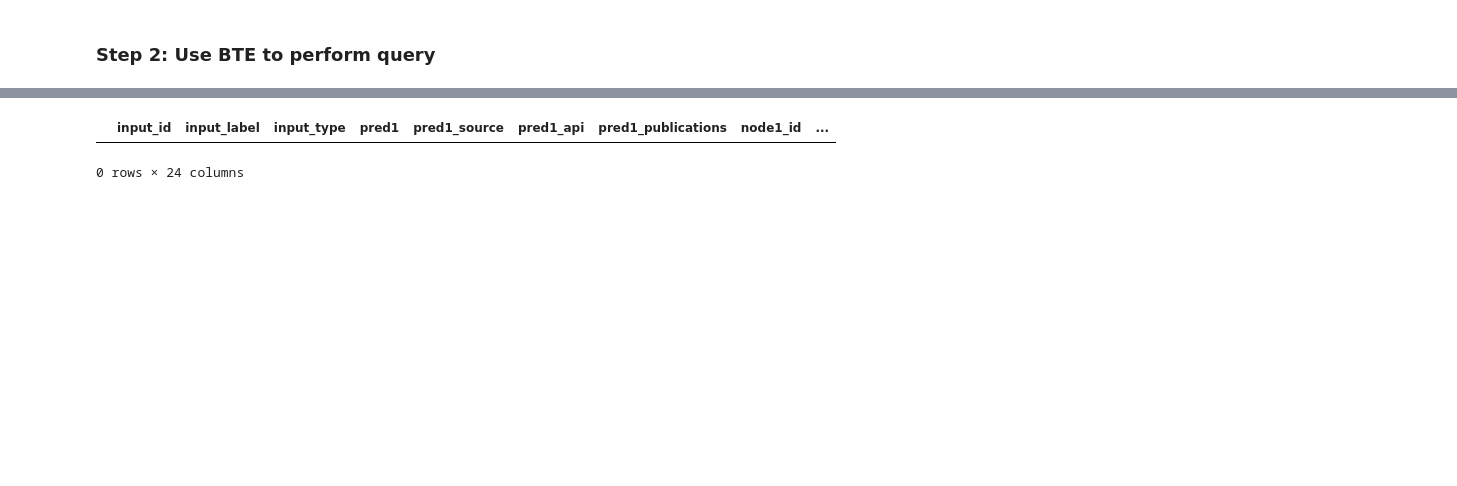
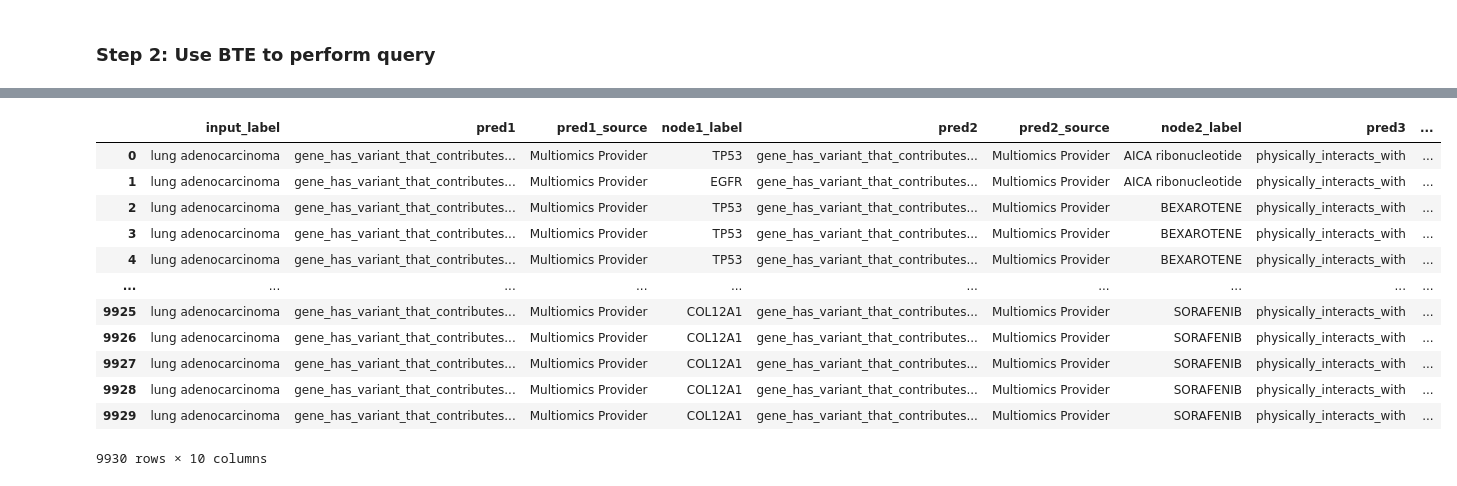
Before and after one commit to biothings/biothings_explorer_archived, a Jupyter notebook: jupyter notebooks/Multiomics + Service.ipynb, the cells around one changed output, grey strips where cells are left out. Drawn from its saved outputs; the diff is of its cells as text; code cells hidden in the pictures; blank space fills up the shorter version.

```diff
--- a/jupyter notebooks/Multiomics + Service.ipynb
+++ b/jupyter notebooks/Multiomics + Service.ipynb
@@ -158,6 +100,17 @@ df
-# %%
-df[(df["node1_id"] == "NCBIGene:4893")]
-# %% [output]
-|  | input_id | input_label | input_type | pred1 | pred1_source | pred1_api | pred1_publications | node1_id | ... |
-0 rows × 24 columns
+# %%
+df[["input_label", "pred1", "pred1_source", "node1_label", "pred2", "pred2_source", "node2_label", "pred3", "pred3_source", "output_label"]]
+# %% [output]
+|  | input_label | pred1 | pred1_source | node1_label | pred2 | pred2_source | node2_label | pred3 | ... |
+| 0 | lung adenocarcinoma | gene_has_variant_that_contributes... | Multiomics Provider | TP53 | gene_has_variant_that_contributes... | Multiomics Provider | AICA ribonucleotide | physically_interacts_with | ... |
+| 1 | lung adenocarcinoma | gene_has_variant_that_contributes... | Multiomics Provider | EGFR | gene_has_variant_that_contributes... | Multiomics Provider | AICA ribonucleotide | physically_interacts_with | ... |
+| 2 | lung adenocarcinoma | gene_has_variant_that_contributes... | Multiomics Provider | TP53 | gene_has_variant_that_contributes... | Multiomics Provider | BEXAROTENE | physically_interacts_with | ... |
+| 3 | lung adenocarcinoma | gene_has_variant_that_contributes... | Multiomics Provider | TP53 | gene_has_variant_that_contributes... | Multiomics Provider | BEXAROTENE | physically_interacts_with | ... |
+| 4 | lung adenocarcinoma | gene_has_variant_that_contributes... | Multiomics Provider | TP53 | gene_has_variant_that_contributes... | Multiomics Provider | BEXAROTENE | physically_interacts_with | ... |
+| ... | ... | ... | ... | ... | ... | ... | ... | ... | ... |
+| 9925 | lung adenocarcinoma | gene_has_variant_that_contributes... | Multiomics Provider | COL12A1 | gene_has_variant_that_contributes... | Multiomics Provider | SORAFENIB | physically_interacts_with | ... |
+| 9926 | lung adenocarcinoma | gene_has_variant_that_contributes... | Multiomics Provider | COL12A1 | gene_has_variant_that_contributes... | Multiomics Provider | SORAFENIB | physically_interacts_with | ... |
+| 9927 | lung adenocarcinoma | gene_has_variant_that_contributes... | Multiomics Provider | COL12A1 | gene_has_variant_that_contributes... | Multiomics Provider | SORAFENIB | physically_interacts_with | ... |
+| 9928 | lung adenocarcinoma | gene_has_variant_that_contributes... | Multiomics Provider | COL12A1 | gene_has_variant_that_contributes... | Multiomics Provider | SORAFENIB | physically_interacts_with | ... |
+| 9929 | lung adenocarcinoma | gene_has_variant_that_contributes... | Multiomics Provider | COL12A1 | gene_has_variant_that_contributes... | Multiomics Provider | SORAFENIB | physically_interacts_with | ... |
+9930 rows × 10 columns
 # %%
```
Also changed, not shown: parts of 15 cells of this notebook.
